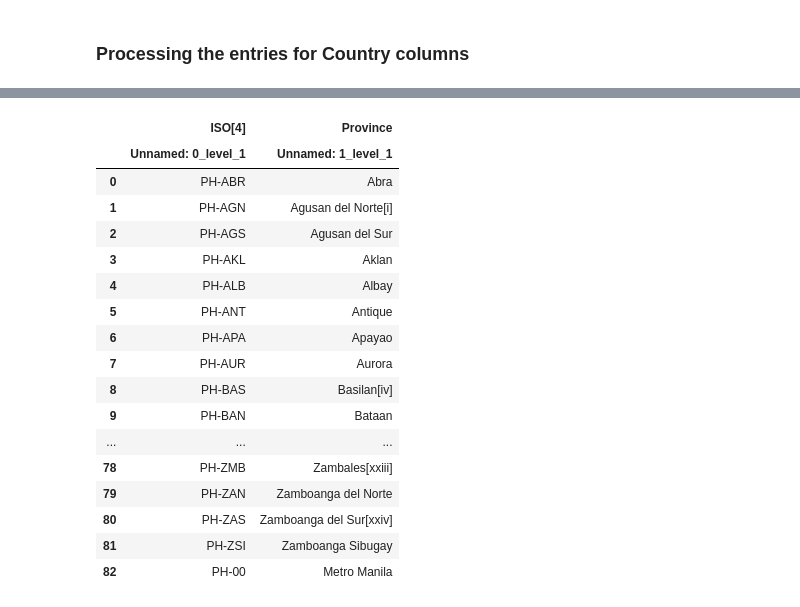
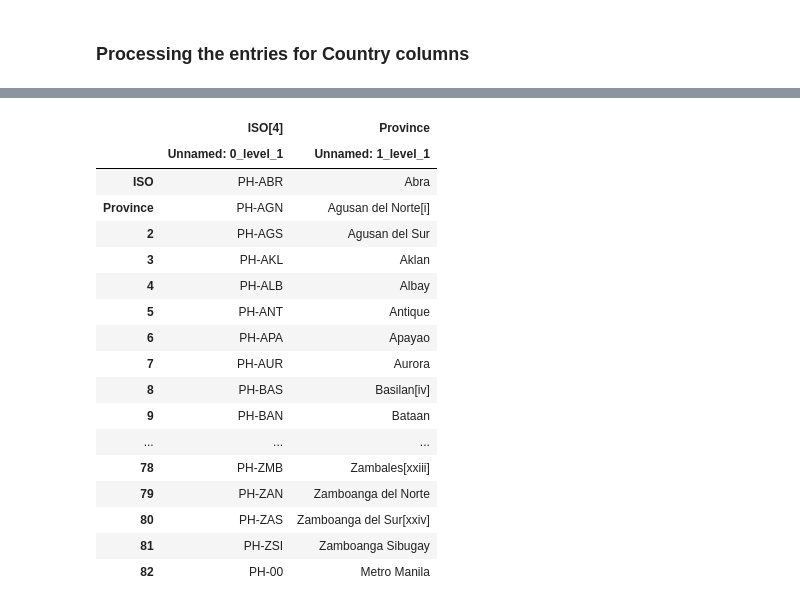
Before and after one commit to biel-lava/Terror, a Jupyter notebook: global_terror.ipynb, the cells around one changed output, grey strips where cells are left out. Cells and saved outputs as stored; diff of their text form; code cells hidden in the pictures.

Commit message:
reference province part 2

```diff
--- a/global_terror.ipynb
+++ b/global_terror.ipynb
@@ -212,15 +212,15 @@ memory usage: 8.8+ KB
 # %%
 # creation of a reference list of provinces in the philippines
 link = 'https://en.wikipedia.org/wiki/Provinces_of_the_Philippines'
 trial = pd.read_html(link) # will create a dataframe from the link
 df_prov = trial[3].iloc[0:83, 0:2] # will create a new data frame from the third table (table nung provinces) and slice the row and column
-df_prov.rename(columns={'ISO[4]	Province Unnamed: 0_level_1':'ISO', 'Province Unnamed: 1_level_1':'Province'})
+df_prov.rename(index={0:'ISO', 1:'Province'}, inplace= True)
 df_prov
 # %% [output]
 |  | ISO[4] | Province |
 |  | Unnamed: 0_level_1 | Unnamed: 1_level_1 |
-| 0 | PH-ABR | Abra |
-| 1 | PH-AGN | Agusan del Norte[i] |
+| ISO | PH-ABR | Abra |
+| Province | PH-AGN | Agusan del Norte[i] |
 | 2 | PH-AGS | Agusan del Sur |
 | 3 | PH-AKL | Aklan |
 | 4 | PH-ALB | Albay |
```
